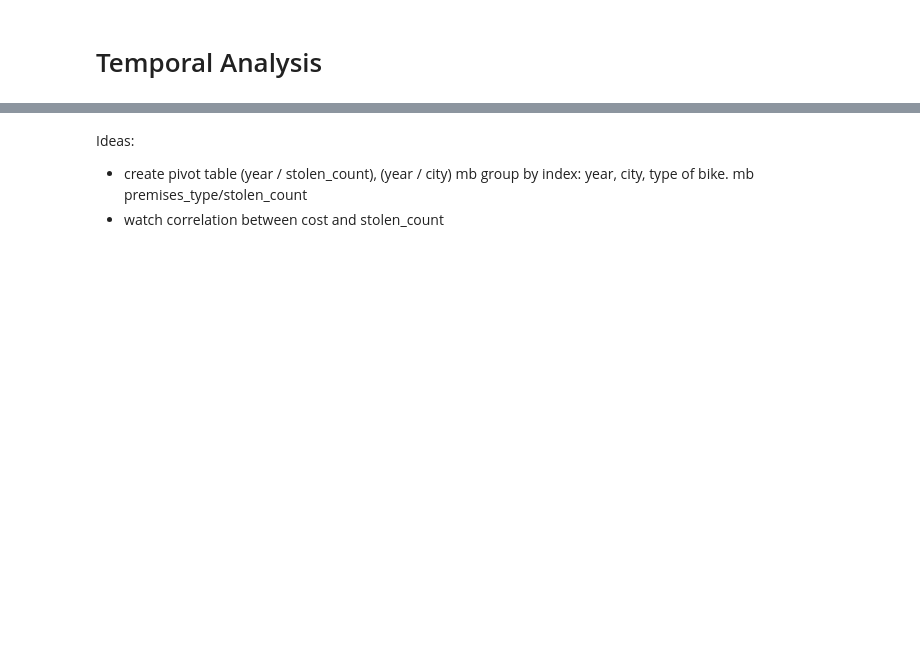
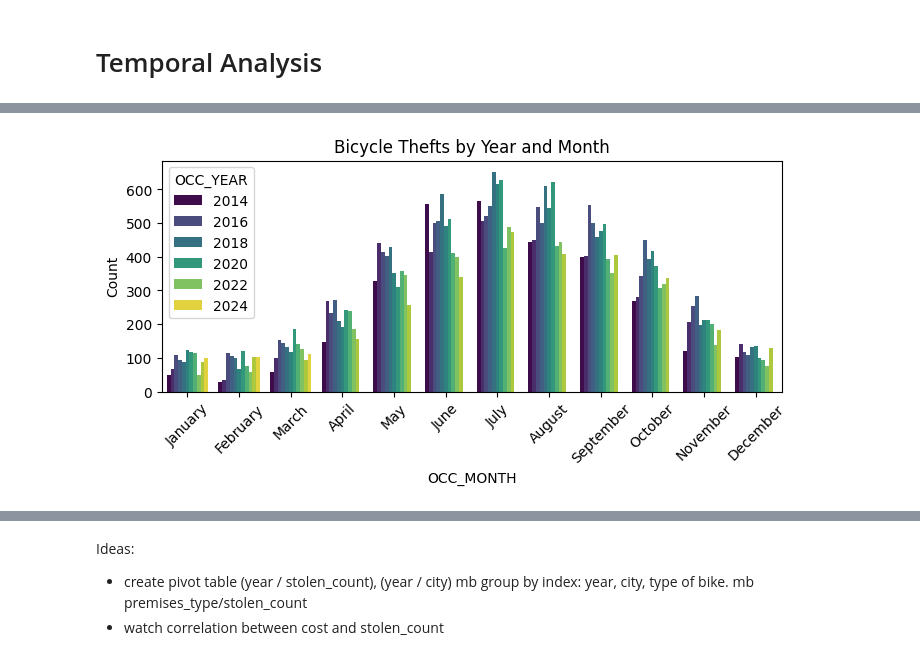
Before and after one commit to kvlrdhrs/Analysis-of-Bicycle-Thefts-in-Toronto, a Jupyter notebook: code.ipynb, the cells around one changed output, grey strips where cells are left out. Saved outputs shown, nothing was run; the diff lists cells and outputs as text; code cells hidden in the pictures; blank space fills up the shorter version.

```diff
--- a/code.ipynb
+++ b/code.ipynb
@@ -73,10 +170,12 @@ plt.show()
 # %%
 # checking the number of thefts by year and month.
 # from december 2023 to february 2024 there is a increase in the number of thefts compared to the previous years.
-plt.figure(figsize=(12, 4))
+plt.figure(figsize=(8, 3))
 sns.countplot(data=df, x='OCC_MONTH', hue='OCC_YEAR', palette='viridis')
 plt.xticks(rotation=45)
 plt.ylabel('Count')
 plt.title('Bicycle Thefts by Year and Month')
 plt.show()
+# %% [output]
+[figure, added]
 # %%
```
Also changed, not shown: parts of 20 cells of this notebook.
